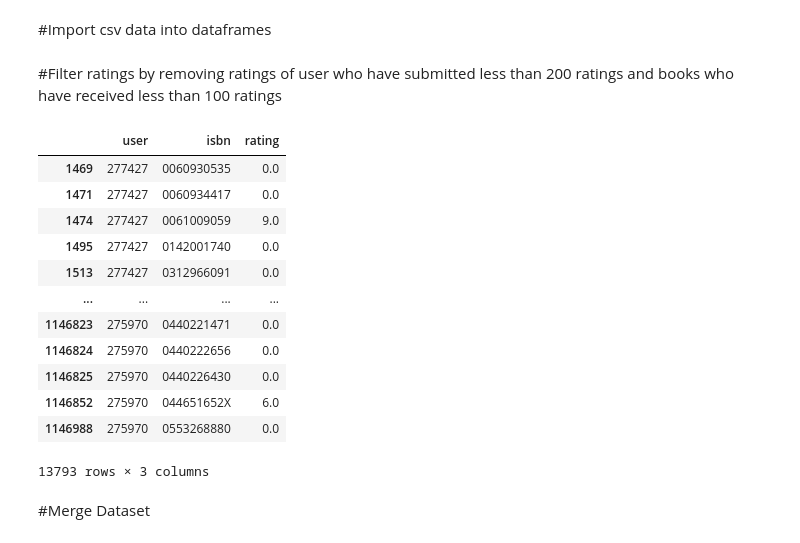
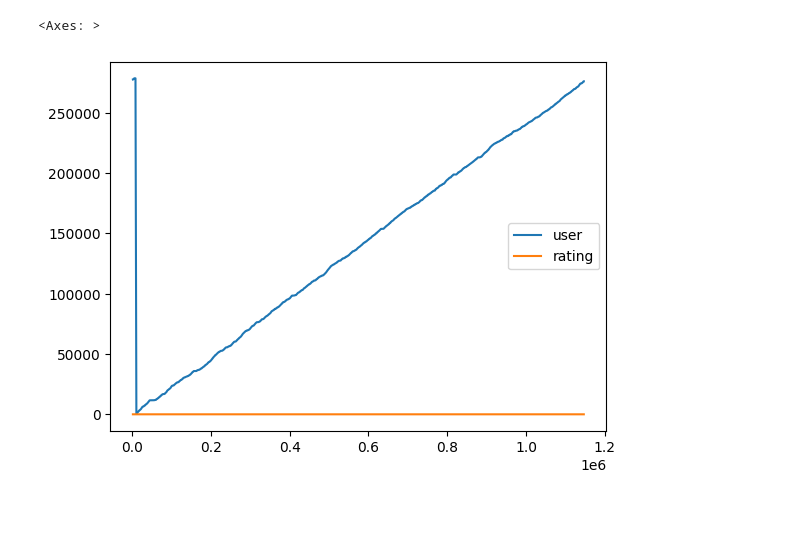
Before and after one commit to mkuti/Alpha-blog, a Jupyter notebook: fcc_book_recommendation_knn.ipynb, the cells around one changed output. Saved outputs shown, nothing was run; the diff lists cells and outputs as text; code cells hidden in the pictures; blank space fills up the shorter version.

```diff
--- a/fcc_book_recommendation_knn.ipynb
+++ b/fcc_book_recommendation_knn.ipynb
@@ -20,3 +35 @@ ratings_filename = 'BX-Book-Ratings.csv'
-# %% [markdown]
-#Import csv data into dataframes
 # %%
@@ -37,36 +51,12 @@ df_ratings = pd.read_csv(
     names=['user', 'isbn', 'rating'],
     usecols=['user', 'isbn', 'rating'],
     dtype={'user': 'int32', 'isbn': 'str', 'rating': 'float32'})
-# %% [markdown]
-#Filter ratings by removing ratings of user who have submitted less than 200 ratings and books who have received less than 100 ratings
 # %%
-# (df_ratings.groupby('user')['rating'].count()) < 200
-# Count the number of ratings per user
-# user_counts = df_ratings.groupby('user').count()
-# # Keep only users with 200 or more ratings
-# users_to_keep = user_counts[user_counts >= 200].index
-
-# # Filter the original DataFrame
-# df_ratings = df_ratings[df_ratings['user'].isin(users_to_keep)]
-# df_ratings.groupby('user').count()
-
+# Clean data - remove users whith less than 200 ratings and books with less than 100
 df_filtered_ratings = df_ratings[df_ratings.groupby('user')['rating'].transform('count') >= 200]
 df_filtered_ratings = df_filtered_ratings[df_filtered_ratings.groupby('isbn')['rating'].transform('count') >= 100]
-df_filtered_ratings
+df_filtered_ratings.plot()
 # %% [output]
-|  | user | isbn | rating |
-| 1469 | 277427 | 0060930535 | 0.0 |
-| 1471 | 277427 | 0060934417 | 0.0 |
-| 1474 | 277427 | 0061009059 | 9.0 |
-| 1495 | 277427 | 0142001740 | 0.0 |
-| 1513 | 277427 | 0312966091 | 0.0 |
-| ... | ... | ... | ... |
-| 1146823 | 275970 | 0440221471 | 0.0 |
-| 1146824 | 275970 | 0440222656 | 0.0 |
-| 1146825 | 275970 | 0440226430 | 0.0 |
-| 1146852 | 275970 | 044651652X | 6.0 |
-| 1146988 | 275970 | 0553268880 | 0.0 |
-13793 rows × 3 columns
+<Axes: >
+[figure, added]
-# %% [markdown]
-#Merge Dataset
 # %%
```
Also changed, not shown: parts of 14 cells of this notebook.
